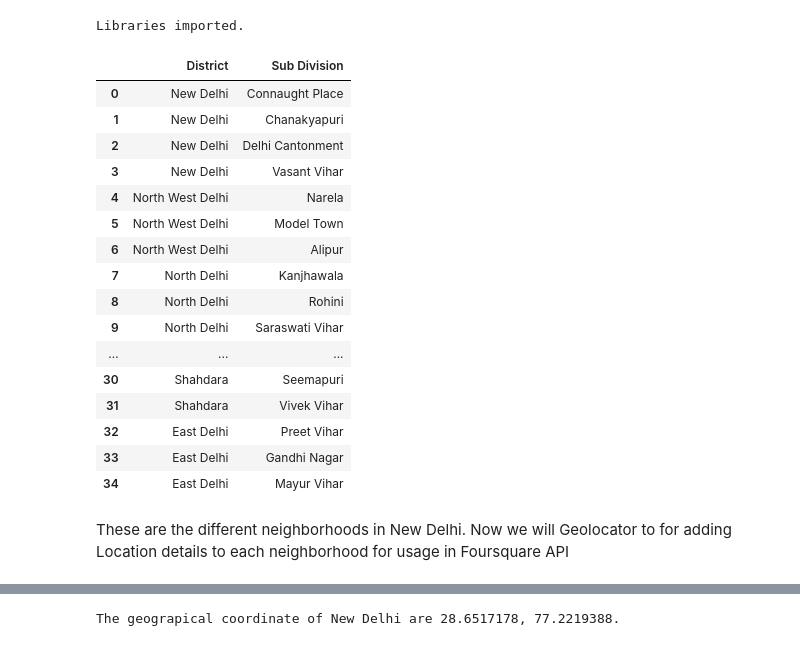
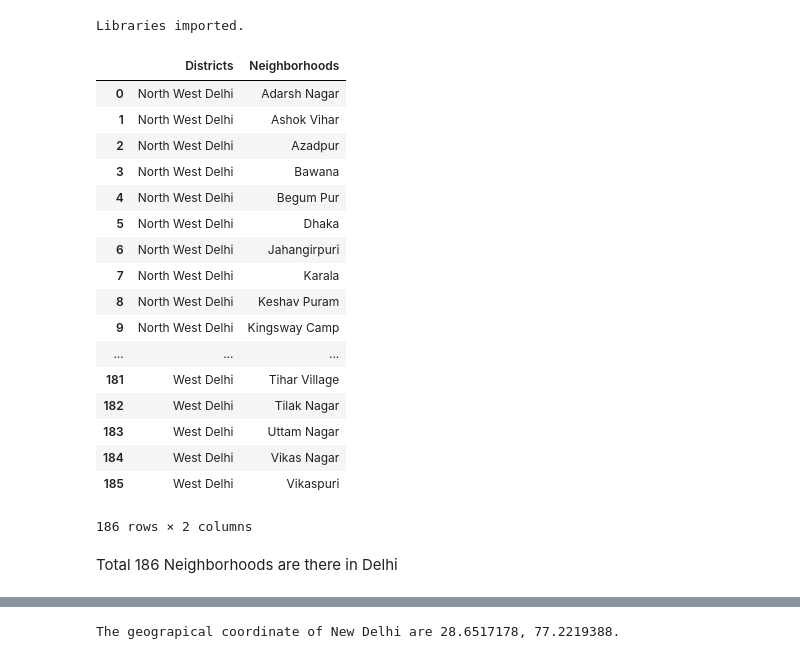
Before and after one commit to cgupta7/Battle-of-Neighborhoods, a Jupyter notebook: Description of Problem and Data.ipynb, the cells around one changed output, grey strips where cells are left out. Drawn from its saved outputs; the diff is of its cells as text; code cells hidden in the pictures.

```diff
--- a/Description of Problem and Data.ipynb
+++ b/Description of Problem and Data.ipynb
@@ -71,23 +52,32 @@ for item in table[0].find_all('td'):
-# %%
-neigh=pd.DataFrame(res).drop_duplicates('Sub Division').reset_index(drop=True)
-neigh
-# %% [output]
-|  | District | Sub Division |
-| 0 | New Delhi | Connaught Place |
-| 1 | New Delhi | Chanakyapuri |
-| 2 | New Delhi | Delhi Cantonment |
-| 3 | New Delhi | Vasant Vihar |
-| 4 | North West Delhi | Narela |
-| 5 | North West Delhi | Model Town |
-| 6 | North West Delhi | Alipur |
-| 7 | North Delhi | Kanjhawala |
-| 8 | North Delhi | Rohini |
-| 9 | North Delhi | Saraswati Vihar |
-| ... | ... | ... |
-| 30 | Shahdara | Seemapuri |
-| 31 | Shahdara | Vivek Vihar |
-| 32 | East Delhi | Preet Vihar |
-| 33 | East Delhi | Gandhi Nagar |
-| 34 | East Delhi | Mayur Vihar |
-# %% [markdown]
-These are the different neighborhoods in New Delhi. Now we will Geolocator to for adding Location details to each neighborhood for usage in Foursquare API
+# %%
+l={}
+for item in soup.find_all('li')[:9]:
+    l[item.text[2:]]=[]
+keys=list(l.keys())
+
+for item in soup.find_all('li')[12:30]:
+    l[keys[0]].append(item.text)
+
+for item in soup.find_all('li')[30:57]:
+    l[keys[1]].append(item.text)
+
+for item in soup.find_all('li')[57:71]:
+    l[keys[2]].append(item.text)
+
+for item in soup.find_all('li')[71:79]:
+    l[keys[3]].append(item.text)
+
+for item in soup.find_all('li')[79:89]:
+    l[keys[4]].append(item.text)
+
+for item in soup.find_all('li')[89:108]:
+    l[keys[5]].append(item.text)
+
+for item in soup.find_all('li')[108:157]:
+    l[keys[6]].append(item.text)
+
+for item in soup.find_all('li')[157:178]:
+    l[keys[7]].append(item.text)
+
+for item in soup.find_all('li')[178:198]:
+    l[keys[8]].append(item.text)
@@ -94,2 +91,25 @@ These are the different neighborhoods in New Delhi. Now we will Geolocator to fo
+# %%
+pd.DataFrame(res)
+# %% [output]
+|  | Districts | Neighborhoods |
+| 0 | North West Delhi | Adarsh Nagar |
+| 1 | North West Delhi | Ashok Vihar |
+| 2 | North West Delhi | Azadpur |
+| 3 | North West Delhi | Bawana |
+| 4 | North West Delhi | Begum Pur |
+| 5 | North West Delhi | Dhaka |
+| 6 | North West Delhi | Jahangirpuri |
+| 7 | North West Delhi | Karala |
+| 8 | North West Delhi | Keshav Puram |
+| 9 | North West Delhi | Kingsway Camp |
+| ... | ... | ... |
+| 181 | West Delhi | Tihar Village |
+| 182 | West Delhi | Tilak Nagar |
+| 183 | West Delhi | Uttam Nagar |
+| 184 | West Delhi | Vikas Nagar |
+| 185 | West Delhi | Vikaspuri |
+186 rows × 2 columns
+# %% [markdown]
+Total 186 Neighborhoods are there in Delhi
 # %%
 res_add={'Latitude':[],'Longitude':[]}
```
Also changed, not shown: parts of 13 cells of this notebook.
